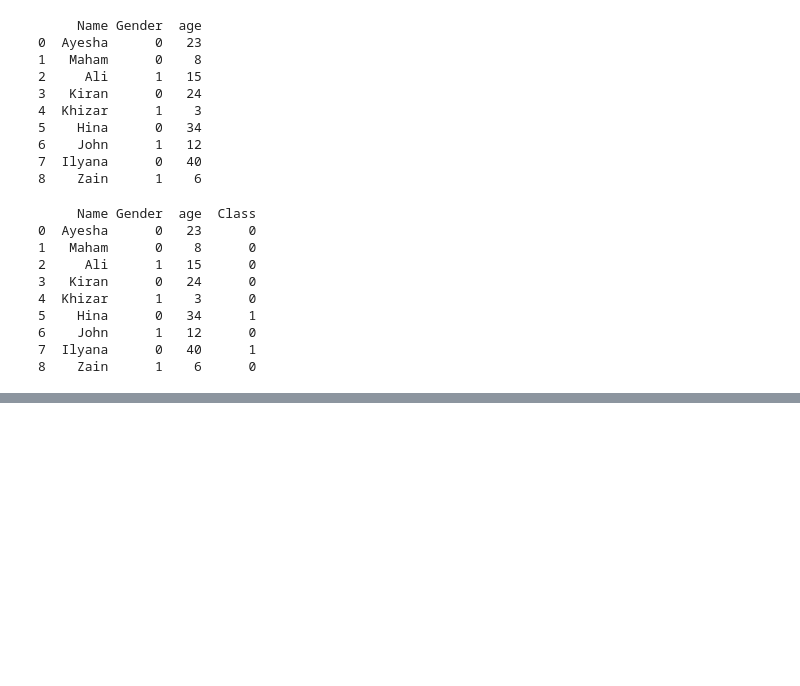
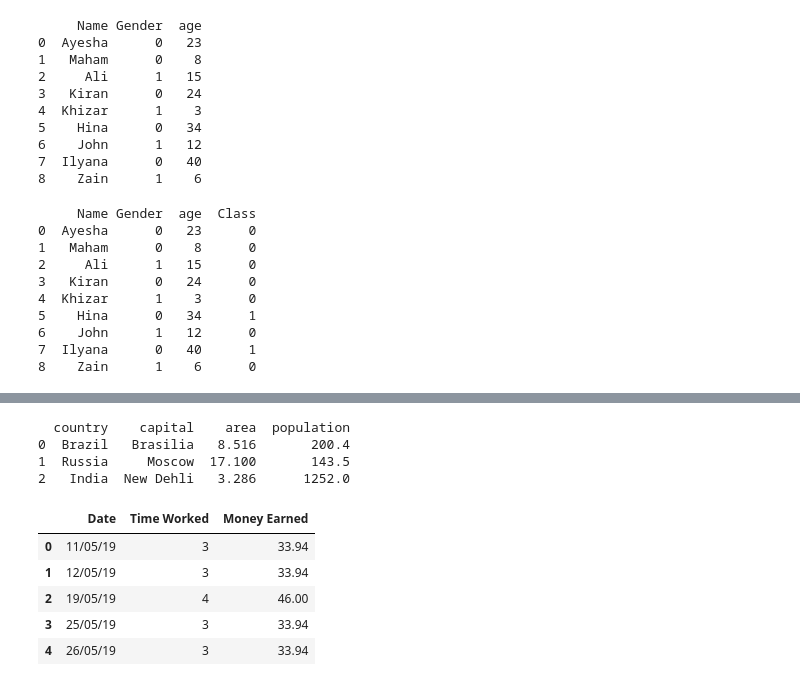
Before and after one commit to AyeshaAreej/Machine-Learning-Python-, a Jupyter notebook: PythonPractice.ipynb, the cells around one changed output, grey strips where cells are left out. Cells and saved outputs as stored; diff of their text form; code cells hidden in the pictures; blank space fills up the shorter version.

```diff
--- a/PythonPractice.ipynb
+++ b/PythonPractice.ipynb
@@ -790,0 +946,31 @@ print(df)
+# %%
+#Pandas
+import pandas as pd
+dict = {"country": ["Brazil", "Russia", "India"],
+"capital": ["Brasilia", "Moscow", "New Dehli"],
+"area": [8.516, 17.10, 3.286],
+"population":[200.4, 143.5, 1252] }
+
+df = pd.DataFrame(dict)
+print(df)
+# %% [output]
+  country    capital    area  population
+0  Brazil   Brasilia   8.516       200.4
+1  Russia     Moscow  17.100       143.5
+2   India  New Dehli   3.286      1252.0
+# %%
+# Direct Storing values such as Date, Time Worked,and Money Earned in a DataFrame
+# Creating a data frame df.
+df = pd.DataFrame({'Date':['11/05/19','12/05/19', '19/05/19', '25/05/19', '26/05/19','1/06/19'],
+'Time Worked': [3, 3, 4, 3, 3, 4],
+'Money Earned': [33.94, 33.94, 46, 33.94,33.94, 46]})
+
+#Displaying only top 5 records
+df.head()
+# %% [output]
+|  | Date | Time Worked | Money Earned |
+| 0 | 11/05/19 | 3 | 33.94 |
+| 1 | 12/05/19 | 3 | 33.94 |
+| 2 | 19/05/19 | 4 | 46.00 |
+| 3 | 25/05/19 | 3 | 33.94 |
+| 4 | 26/05/19 | 3 | 33.94 |
```
Also changed, not shown: parts of 13 cells of this notebook.
